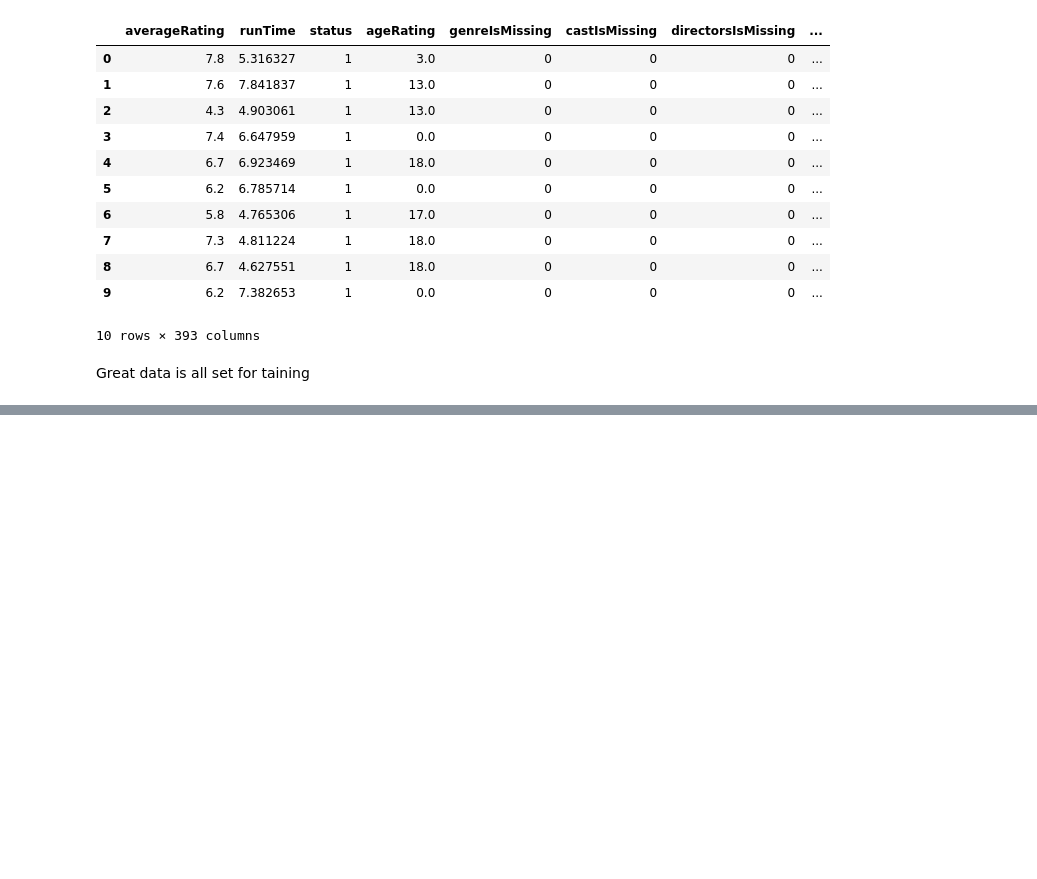
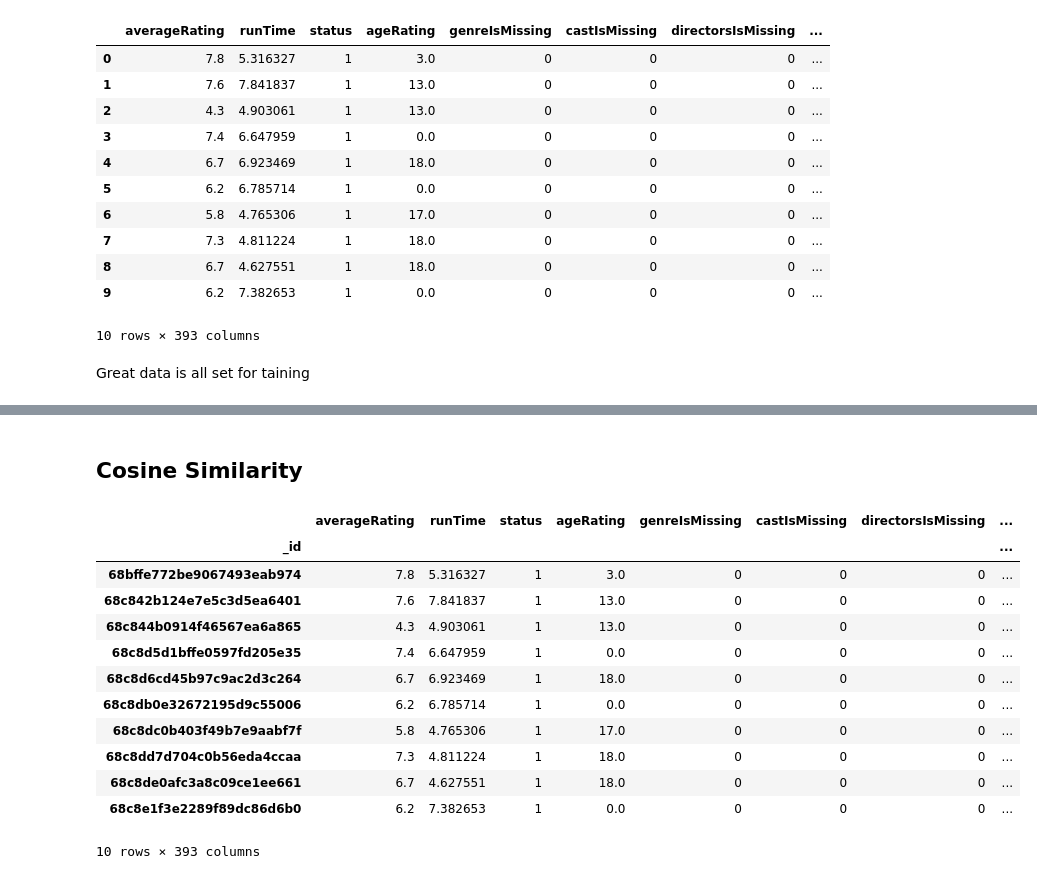
Before and after one commit to Shruthikshetty/media-logger-recommender, a Jupyter notebook: training_notebooks/Movies_recommendation_model.ipynb, the cells around one changed output, grey strips where cells are left out. Cells and saved outputs as stored; diff of their text form; code cells hidden in the pictures; blank space fills up the shorter version.

```diff
--- a/training_notebooks/Movies_recommendation_model.ipynb
+++ b/training_notebooks/Movies_recommendation_model.ipynb
@@ -1621,0 +1612,21 @@ Great data is all set for taining
+# %% [markdown]
+## **Cosine Similarity**
+# %%
+# lets set the index as _id
+training_data["_id"] = movies_df["_id"]
+training_data = training_data.set_index("_id")
+training_data.head(10)
+# %% [output]
+|  | averageRating | runTime | status | ageRating | genreIsMissing | castIsMissing | directorsIsMissing | ... |
+| _id |  |  |  |  |  |  |  | ... |
+| 68bffe772be9067493eab974 | 7.8 | 5.316327 | 1 | 3.0 | 0 | 0 | 0 | ... |
+| 68c842b124e7e5c3d5ea6401 | 7.6 | 7.841837 | 1 | 13.0 | 0 | 0 | 0 | ... |
+| 68c844b0914f46567ea6a865 | 4.3 | 4.903061 | 1 | 13.0 | 0 | 0 | 0 | ... |
+| 68c8d5d1bffe0597fd205e35 | 7.4 | 6.647959 | 1 | 0.0 | 0 | 0 | 0 | ... |
+| 68c8d6cd45b97c9ac2d3c264 | 6.7 | 6.923469 | 1 | 18.0 | 0 | 0 | 0 | ... |
+| 68c8db0e32672195d9c55006 | 6.2 | 6.785714 | 1 | 0.0 | 0 | 0 | 0 | ... |
+| 68c8dc0b403f49b7e9aabf7f | 5.8 | 4.765306 | 1 | 17.0 | 0 | 0 | 0 | ... |
+| 68c8dd7d704c0b56eda4ccaa | 7.3 | 4.811224 | 1 | 18.0 | 0 | 0 | 0 | ... |
+| 68c8de0afc3a8c09ce1ee661 | 6.7 | 4.627551 | 1 | 18.0 | 0 | 0 | 0 | ... |
+| 68c8e1f3e2289f89dc86d6b0 | 6.2 | 7.382653 | 1 | 0.0 | 0 | 0 | 0 | ... |
+10 rows × 393 columns
```
Also changed, not shown: parts of 9 cells of this notebook.
